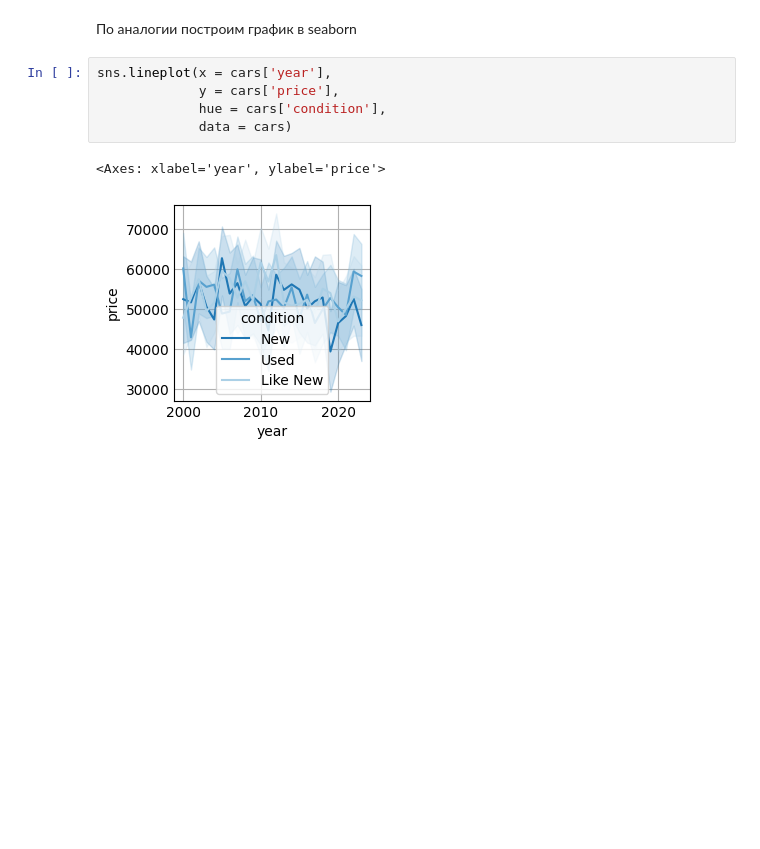
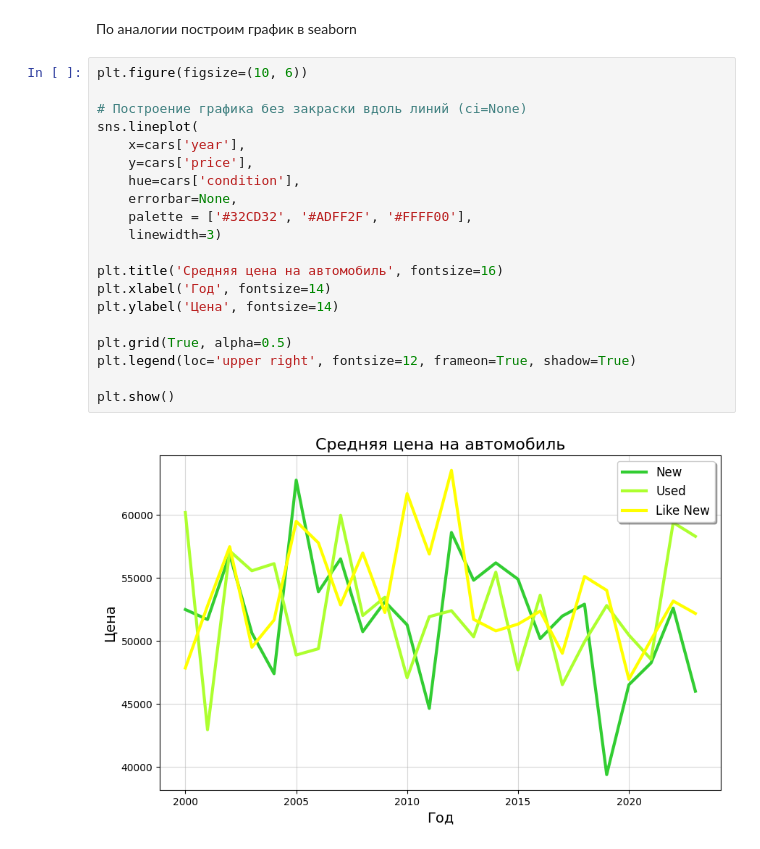
Before and after one commit to Korablinr54/Statistics, a Jupyter notebook: Основы статистики.ipynb, the cells around one changed output. Saved outputs shown, nothing was run; the diff lists cells and outputs as text; blank space fills up the shorter version.

```diff
--- a/Основы статистики.ipynb
+++ b/Основы статистики.ipynb
@@ -132,10 +133,24 @@ plt.show()
 # %% [markdown]
 По аналогии построим график в seaborn
 # %%
-sns.lineplot(x = cars['year'],
-             y = cars['price'],
-             hue = cars['condition'],
-             data = cars)
+plt.figure(figsize=(10, 6))
+
+# Построение графика без закраски вдоль линий (ci=None)
+sns.lineplot(
+    x=cars['year'],
+    y=cars['price'],
+    hue=cars['condition'],
+    errorbar=None,
+    palette = ['#32CD32', '#ADFF2F', '#FFFF00'],
+    linewidth=3)
+
+plt.title('Средняя цена на автомобиль', fontsize=16)
+plt.xlabel('Год', fontsize=14)
+plt.ylabel('Цена', fontsize=14)
+
+plt.grid(True, alpha=0.5)
+plt.legend(loc='upper right', fontsize=12, frameon=True, shadow=True)
+
+plt.show()
 # %% [output]
-<Axes: xlabel='year', ylabel='price'>
-[figure, old version]
+[figure, new version]
```
Also changed, not shown: parts of 3 cells of this notebook.
